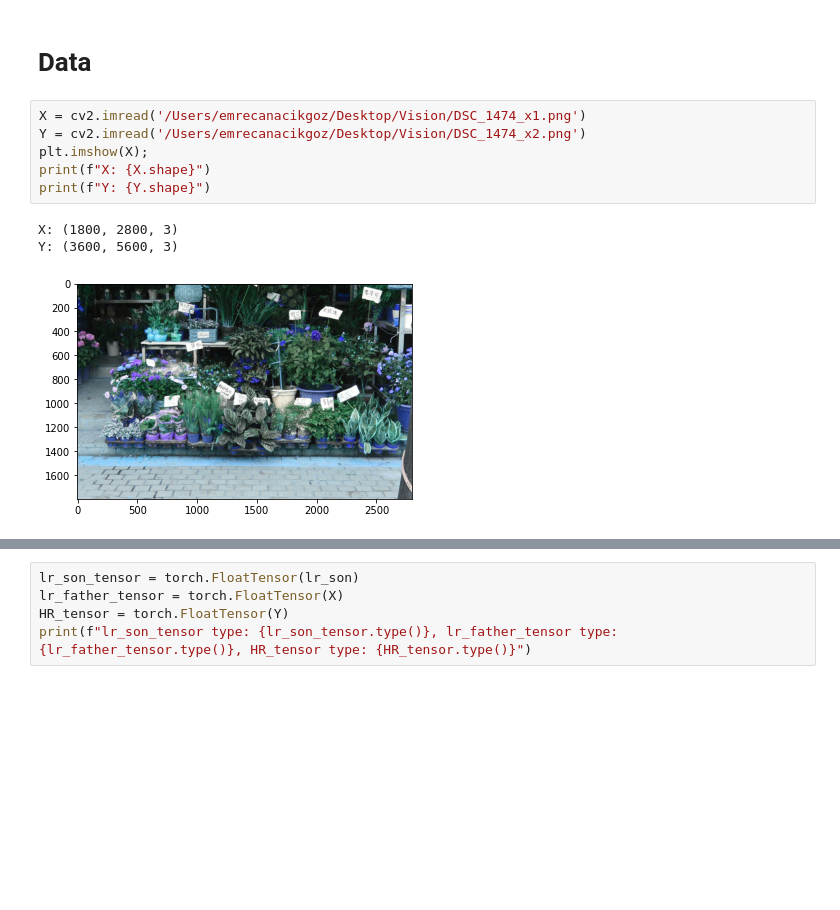
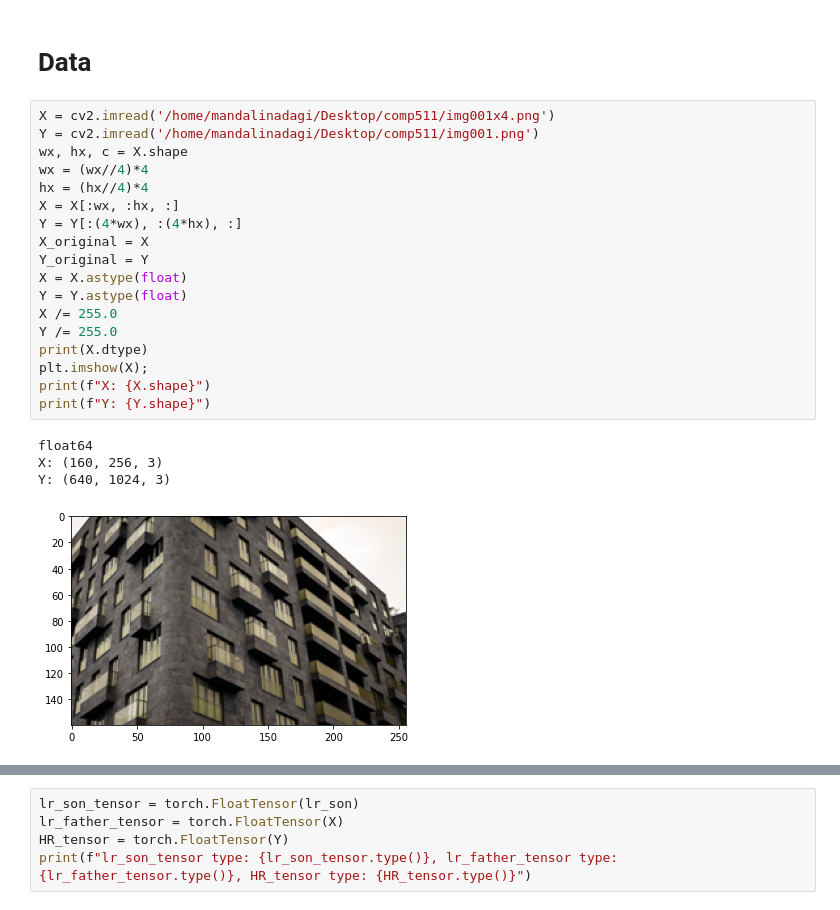
Before and after one commit to ecacikgoz97/Comp411-511_Project, a Jupyter notebook: main_project.ipynb, the cells around one changed output, grey strips where cells are left out. Cells and saved outputs as stored; diff of their text form; blank space fills up the shorter version.

```diff
--- a/main_project.ipynb
+++ b/main_project.ipynb
@@ -15,14 +16,27 @@ Using device: cpu
 # %% [markdown]
 # Data
-# %%
-X = cv2.imread('/Users/emrecanacikgoz/Desktop/Vision/DSC_1474_x1.png')
-Y = cv2.imread('/Users/emrecanacikgoz/Desktop/Vision/DSC_1474_x2.png')
-plt.imshow(X);
-print(f"X: {X.shape}")
-print(f"Y: {Y.shape}")
-# %% [output]
-X: (1800, 2800, 3)
-Y: (3600, 5600, 3)
-[figure, removed]
+# %%
+X = cv2.imread('/home/mandalinadagi/Desktop/comp511/img001x4.png')
+Y = cv2.imread('/home/mandalinadagi/Desktop/comp511/img001.png')
+wx, hx, c = X.shape
+wx = (wx//4)*4
+hx = (hx//4)*4
+X = X[:wx, :hx, :]
+Y = Y[:(4*wx), :(4*hx), :]
+X_original = X
+Y_original = Y
+X = X.astype(float)
+Y = Y.astype(float)
+X /= 255.0
+Y /= 255.0
+print(X.dtype)
+plt.imshow(X);
+print(f"X: {X.shape}")
+print(f"Y: {Y.shape}")
+# %% [output]
+float64
+X: (160, 256, 3)
+Y: (640, 1024, 3)
+[figure, added]
 # %%
 # Bi-CUBIC interpolation
```
Also changed, not shown: parts of 17 cells of this notebook, 2 other files.
